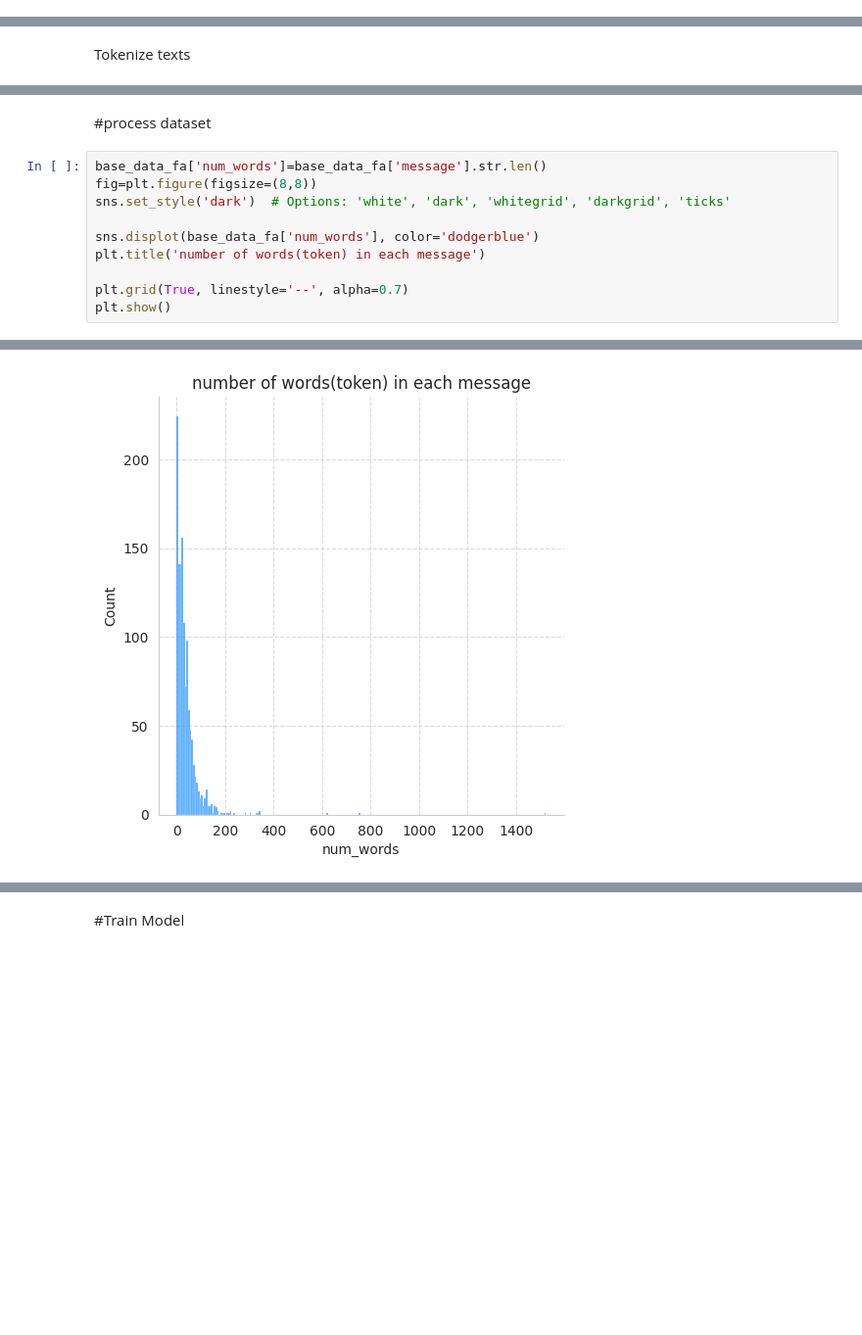
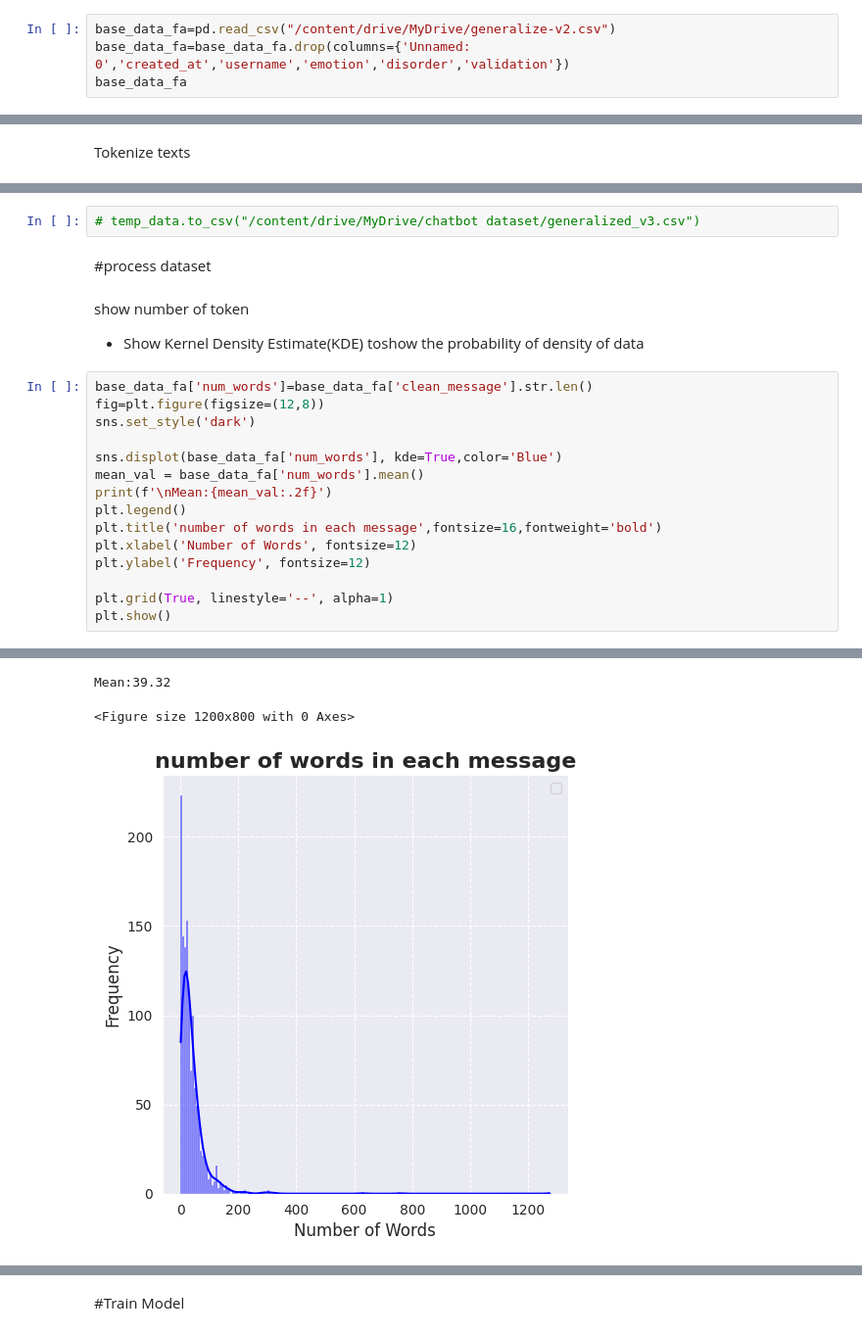
Before and after one commit to sadeghjafari5528/PsychologistChatbot, a Jupyter notebook: detect-unrelated message/Classification_Chat_Data_v1.ipynb, the cells around one changed output, grey strips where cells are left out. Shown at 98% size. Drawn from its saved outputs; the diff is of its cells as text; blank space fills up the shorter version.

Commit message:
erfan/updt:show and normalize data,preprocees and ignore waste data

```diff
--- a/detect-unrelated message/Classification_Chat_Data_v1.ipynb
+++ b/detect-unrelated message/Classification_Chat_Data_v1.ipynb
@@ -294,0 +295,4 @@ base_data_fa.to_csv("/content/drive/MyDrive/generalize-v2.csv")
+# %%
+base_data_fa=pd.read_csv("/content/drive/MyDrive/generalize-v2.csv")
+base_data_fa=base_data_fa.drop(columns={'Unnamed: 0','created_at','username','emotion','disorder','validation'})
+base_data_fa
@@ -329,13 +462,25 @@ temp_data.head()
+# %%
+# temp_data.to_csv("/content/drive/MyDrive/chatbot dataset/generalized_v3.csv")
 # %% [markdown]
 #process dataset
+# %% [markdown]
+show number of token
+
+
+*   Show Kernel Density Estimate(KDE) toshow the probability of density of data
 # %%
-base_data_fa['num_words']=base_data_fa['message'].str.len()
-fig=plt.figure(figsize=(8,8))
-sns.set_style('dark')  # Options: 'white', 'dark', 'whitegrid', 'darkgrid', 'ticks'
+base_data_fa['num_words']=base_data_fa['clean_message'].str.len()
+fig=plt.figure(figsize=(12,8))
+sns.set_style('dark')
 
-sns.displot(base_data_fa['num_words'], color='dodgerblue')
-plt.title('number of words(token) in each message')
+sns.displot(base_data_fa['num_words'], kde=True,color='Blue')
+mean_val = base_data_fa['num_words'].mean()
+print(f'\nMean:{mean_val:.2f}')
+plt.legend()
+plt.title('number of words in each message',fontsize=16,fontweight='bold')
+plt.xlabel('Number of Words', fontsize=12)
+plt.ylabel('Frequency', fontsize=12)
 
-plt.grid(True, linestyle='--', alpha=0.7)
+plt.grid(True, linestyle='--', alpha=1)
 plt.show()
 # %% [output]
@@ -343,2 +488,4 @@ plt.show()
+Mean:39.32
+<Figure size 1200x800 with 0 Axes>
-[figure, old version]
+[figure, new version]
 # %%
```
Also changed, not shown: parts of 37 cells of this notebook.
